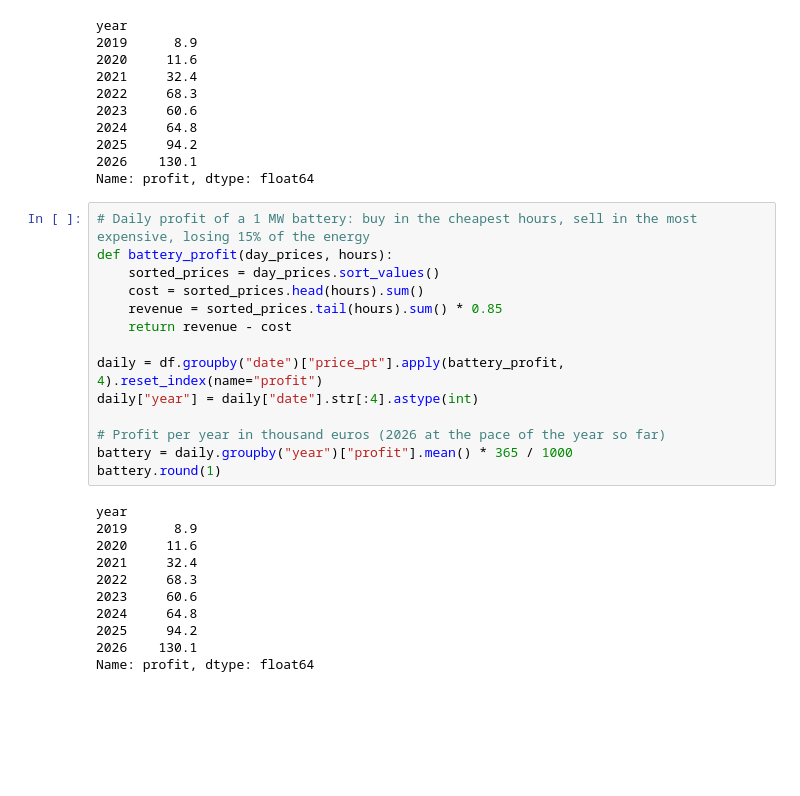
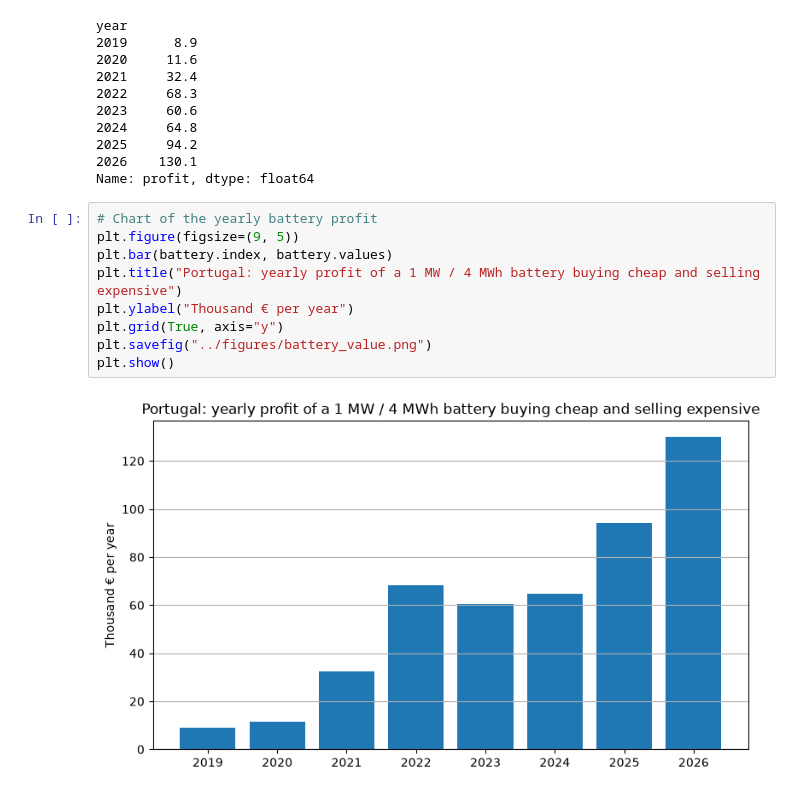
Before and after one commit to josepaulonunes/european-electricity-tracker, a Jupyter notebook: notebooks/04_analysis.ipynb, the cells around one changed output. Cells and saved outputs as stored; diff of their text form; blank space fills up the shorter version.

Commit message:
Add battery arbitrage value to analysis

```diff
--- a/notebooks/04_analysis.ipynb
+++ b/notebooks/04_analysis.ipynb
@@ -176,27 +176,13 @@ year
 2026    130.1
 Name: profit, dtype: float64
 # %%
-# Daily profit of a 1 MW battery: buy in the cheapest hours, sell in the most expensive, losing 15% of the energy
-def battery_profit(day_prices, hours):
-    sorted_prices = day_prices.sort_values()
-    cost = sorted_prices.head(hours).sum()
-    revenue = sorted_prices.tail(hours).sum() * 0.85
-    return revenue - cost
-
-daily = df.groupby("date")["price_pt"].apply(battery_profit, 4).reset_index(name="profit")
-daily["year"] = daily["date"].str[:4].astype(int)
-
-# Profit per year in thousand euros (2026 at the pace of the year so far)
-battery = daily.groupby("year")["profit"].mean() * 365 / 1000
-battery.round(1)
+# Chart of the yearly battery profit
+plt.figure(figsize=(9, 5))
+plt.bar(battery.index, battery.values)
+plt.title("Portugal: yearly profit of a 1 MW / 4 MWh battery buying cheap and selling expensive")
+plt.ylabel("Thousand € per year")
+plt.grid(True, axis="y")
+plt.savefig("../figures/battery_value.png")
+plt.show()
 # %% [output]
-year
-2019      8.9
-2020     11.6
-2021     32.4
-2022     68.3
-2023     60.6
-2024     64.8
-2025     94.2
-2026    130.1
-Name: profit, dtype: float64
+[figure, added]
```
Also changed, not shown: 1 other file.
